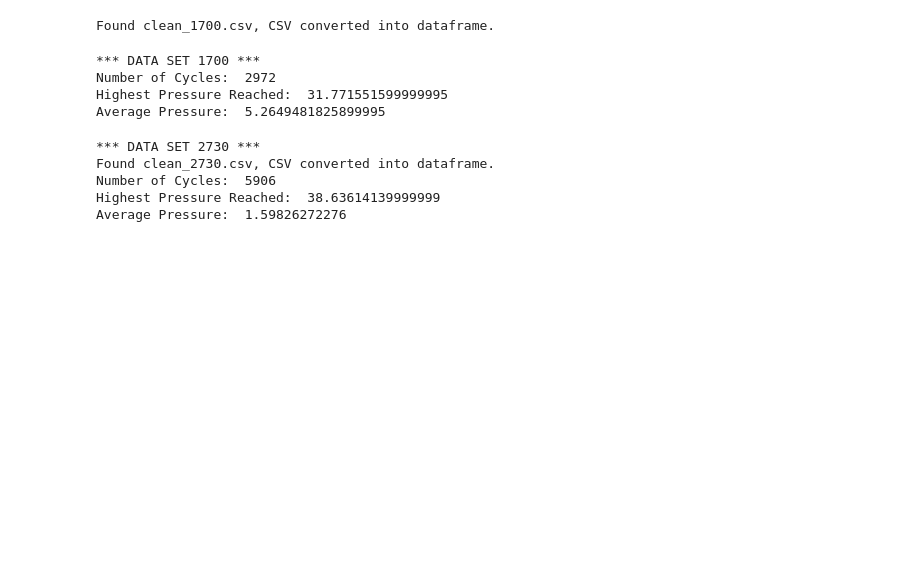
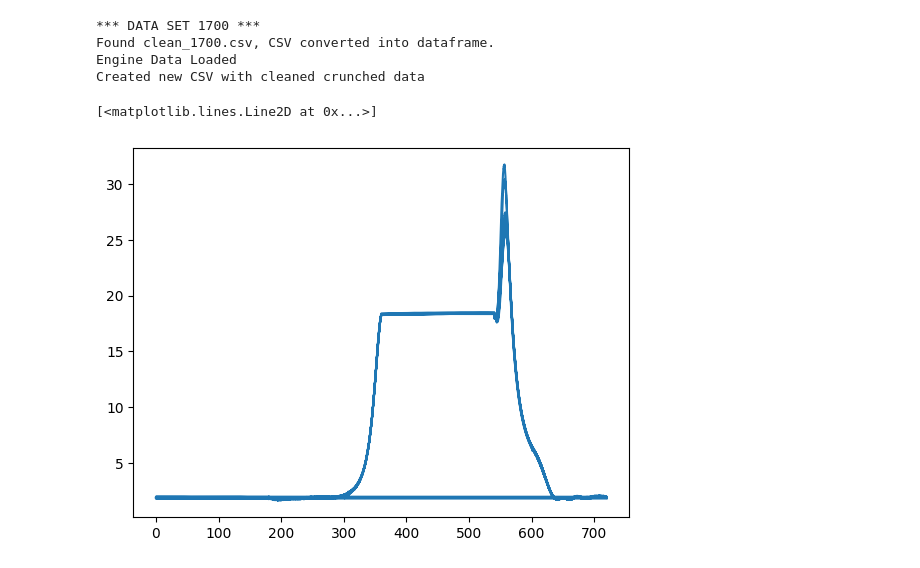
Before and after one commit to The-Josh-Chan/school_projects, a Jupyter notebook: MECH435_InternalComustionEngines/data_crunch.ipynb, the cells around one changed output. Drawn from its saved outputs; the diff is of its cells as text; code cells hidden in the pictures; blank space fills up the shorter version.

```diff
--- a/MECH435_InternalComustionEngines/data_crunch.ipynb
+++ b/MECH435_InternalComustionEngines/data_crunch.ipynb
@@ -11,17 +10,11 @@ try:
     engine_df = pd.read_csv("EngineData.txt", sep='\t')
 except FileNotFoundError:
         print("Engine Data file found. Make sure file is in same directory and name is correct.")
-# %%
-cd1700 = load_data("clean_1700.csv",'1700_001.txt')
-cd1700 = clean_data(cd1700)
-# %% [output]
-Found clean_1700.csv, CSV converted into dataframe.
 # %%
 print("*** DATA SET 1700 ***")
-print("Number of Cycles: ", max(cd1700['cycle']))
-print("Highest Pressure Reached: ", max(cd1700['pressure_bar']))
-print("Average Pressure: ", sum(cd1700['pressure_bar'])/len(cd1700['pressure_bar']))
-
+cd1700, data_cleaned = load_data("clean_1700.csv",'1700_001.txt')
+if data_cleaned == False:
+    cd1700 = clean_data(cd1700, 8, 9, 8, 0.2)
 eng1_data = engine_df.iloc[0]
 load = eng1_data["Load"]
 espeed = eng1_data["Engine Speed (rpm)"]
@@ -30,30 +23,16 @@ power = eng1_data["Power (hp)"]
 time_2_leave = eng1_data["Time for 0.488 L of fuel to leave Burette (s)"]
 air_flow_rate = eng1_data["Air Flow Rate (CFM)"]
 air_in_temp = eng1_data["Air Intake Temperature (F)"]
-
-# Select only wanted columns
-# cd1700 = cd1700[['time','cycle','stage','crank_ang','pressure_bar']]
-# Select by cycle number
-# df = select_cycles(cd1700, [5,6,7])
-
-# Select which cycles need to be plotted
-# plt.scatter(df['crank_ang'],df['pressure_bar'], marker='.')
-# plt.xlim((-50,1000))
+print('Engine Data Loaded')
+cd1700.to_csv('clean_1700.csv', index=False)
+print('Created new CSV with cleaned crunched data')
 # %% [output]
 *** DATA SET 1700 ***
-Number of Cycles:  2972
-Highest Pressure Reached:  31.771551599999995
-Average Pressure:  5.2649481825899995
+Found clean_1700.csv, CSV converted into dataframe.
+Engine Data Loaded
+Created new CSV with cleaned crunched data
-# %%
-print("*** DATA SET 2730 ***")
-cd2730 = load_data("clean_2730.csv",'2750_001.txt')
-print("Number of Cycles: ", max(cd2730['cycle']))
-print("Highest Pressure Reached: ", max(cd2730['pressure_bar']))
-print("Average Pressure: ", sum(cd2730['pressure_bar'])/len(cd2730['pressure_bar']))
-cd2730 = clean_data(cd2730)
-# %% [output]
-*** DATA SET 2730 ***
-Found clean_2730.csv, CSV converted into dataframe.
-Number of Cycles:  5906
-Highest Pressure Reached:  38.63614139999999
-Average Pressure:  1.59826272276
+# %%
+plt.plot(cd1700['rel_crank_ang'], cd1700['pressure_bar'])
+# %% [output]
+[<matplotlib.lines.Line2D at 0x...>]
+[figure, added]
```
Also changed, not shown: parts of 11 cells of this notebook, 5 other files.
